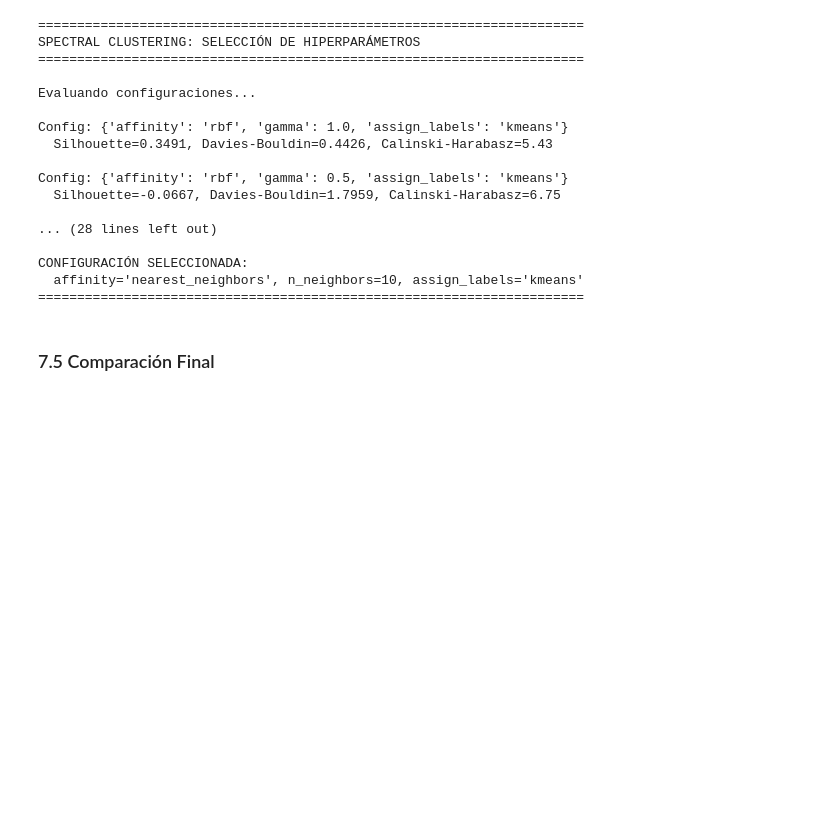
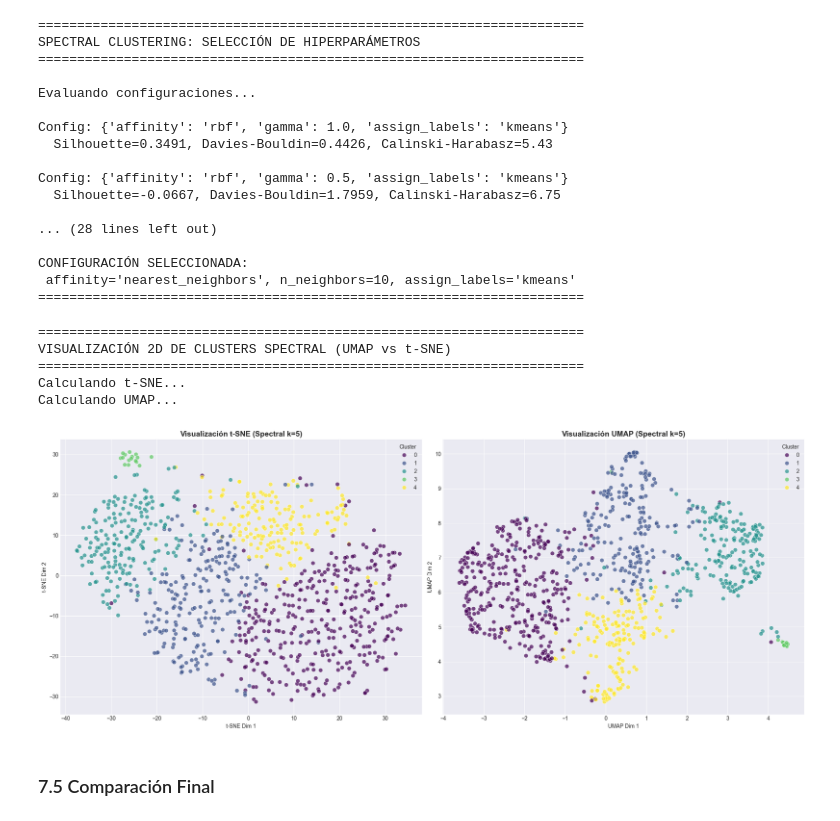
Before and after one commit to Franchiiisss/proyecto_machine, a Jupyter notebook: MAIN.ipynb, the cells around one changed output. Cells and saved outputs as stored; diff of their text form; code cells hidden in the pictures; blank space fills up the shorter version.

```diff
--- a/MAIN.ipynb
+++ b/MAIN.ipynb
@@ -972,4 +972,82 @@ CONFIGURACIÓN SELECCIONADA:
 ======================================================================
+# %%
+import umap
+from sklearn.manifold import TSNE
+from sklearn.cluster import SpectralClustering
+import matplotlib.pyplot as plt
+import seaborn as sns
+
+print("="*70)
+print("VISUALIZACIÓN 2D DE CLUSTERS SPECTRAL (UMAP vs t-SNE)")
+print("="*70)
+
+# 1. Entrenar el modelo Spectral Clustering final con la configuración seleccionada
+# Configuración: k=5 (n_personas), affinity='nearest_neighbors', n_neighbors=10
+spectral_final = SpectralClustering(
+    n_clusters=5,
+    affinity='nearest_neighbors',
+    n_neighbors=10,
+    assign_labels='kmeans',
+    random_state=42
+)
+spectral_labels = spectral_final.fit_predict(X_clustering_scaled)
+
+# 2. Calcular t-SNE
+# t-SNE es útil para visualizar la estructura local
+print("Calculando t-SNE...")
+tsne = TSNE(n_components=2, random_state=42, perplexity=30, max_iter=1000)
+projections_tsne = tsne.fit_transform(X_clustering_scaled)
+
+# 3. Calcular UMAP
+# UMAP preserva mejor la estructura global y suele ser más rápido
+print("Calculando UMAP...")
+reducer = umap.UMAP(n_components=2, random_state=42, n_neighbors=15, min_dist=0.1)
+projections_umap = reducer.fit_transform(X_clustering_scaled)
+
+# 4. Graficar los resultados
+fig, axes = plt.subplots(1, 2, figsize=(20, 8))
+
+# Gráfico t-SNE coloreado por clusters Spectral
+sns.scatterplot(
+    x=projections_tsne[:, 0],
+    y=projections_tsne[:, 1],
+    hue=spectral_labels,
+    palette='viridis',
+    ax=axes[0],
+    s=60,
+    alpha=0.7,
+    legend='full'
+)
+axes[0].set_title('Visualización t-SNE (Spectral k=5)', fontsize=14, fontweight='bold')
+axes[0].set_xlabel('t-SNE Dim 1')
+axes[0].set_ylabel('t-SNE Dim 2')
+axes[0].legend(title='Cluster')
+
+# Gráfico UMAP coloreado por clusters Spectral
+sns.scatterplot(
+    x=projections_umap[:, 0],
+    y=projections_umap[:, 1],
+    hue=spectral_labels,
+    palette='viridis',
+    ax=axes[1],
+    s=60,
+    alpha=0.7,
+    legend='full'
+)
+axes[1].set_title('Visualización UMAP (Spectral k=5)', fontsize=14, fontweight='bold')
+axes[1].set_xlabel('UMAP Dim 1')
+axes[1].set_ylabel('UMAP Dim 2')
+axes[1].legend(title='Cluster')
+
+plt.tight_layout()
+plt.show()
+# %% [output]
+======================================================================
+VISUALIZACIÓN 2D DE CLUSTERS SPECTRAL (UMAP vs t-SNE)
+======================================================================
+Calculando t-SNE...
+Calculando UMAP...
+[figure, added]
 # %% [markdown]
 ### 7.5 Comparación Final
 # %%
```
Also changed, not shown: parts of 2 cells of this notebook, 1 other file.
